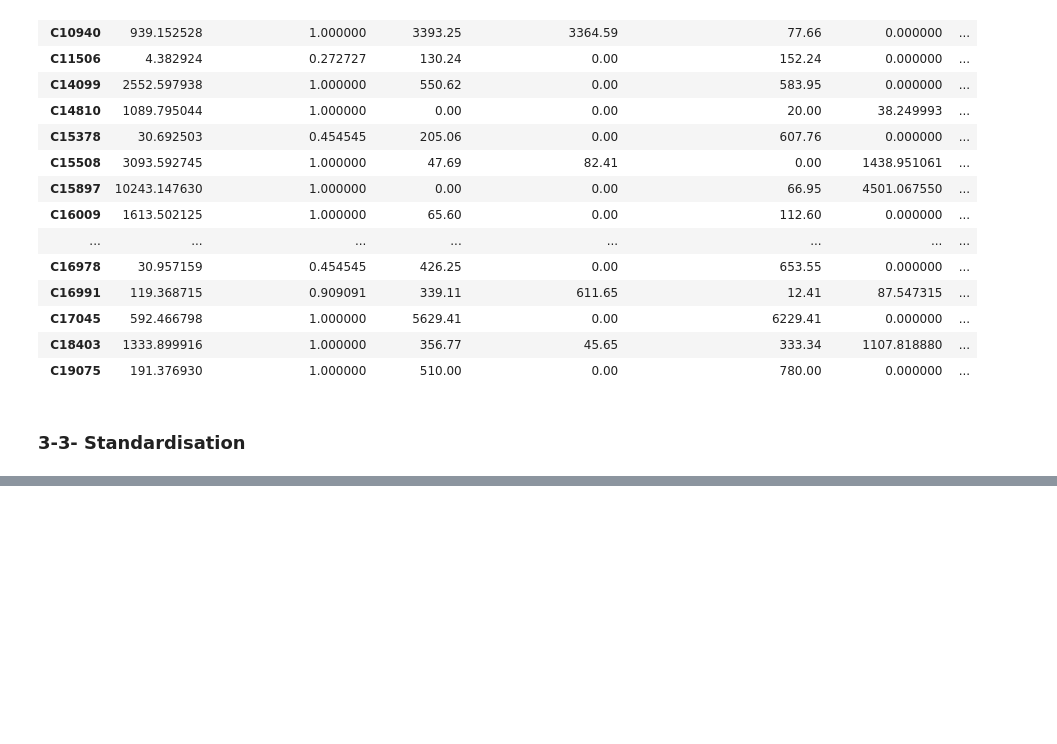
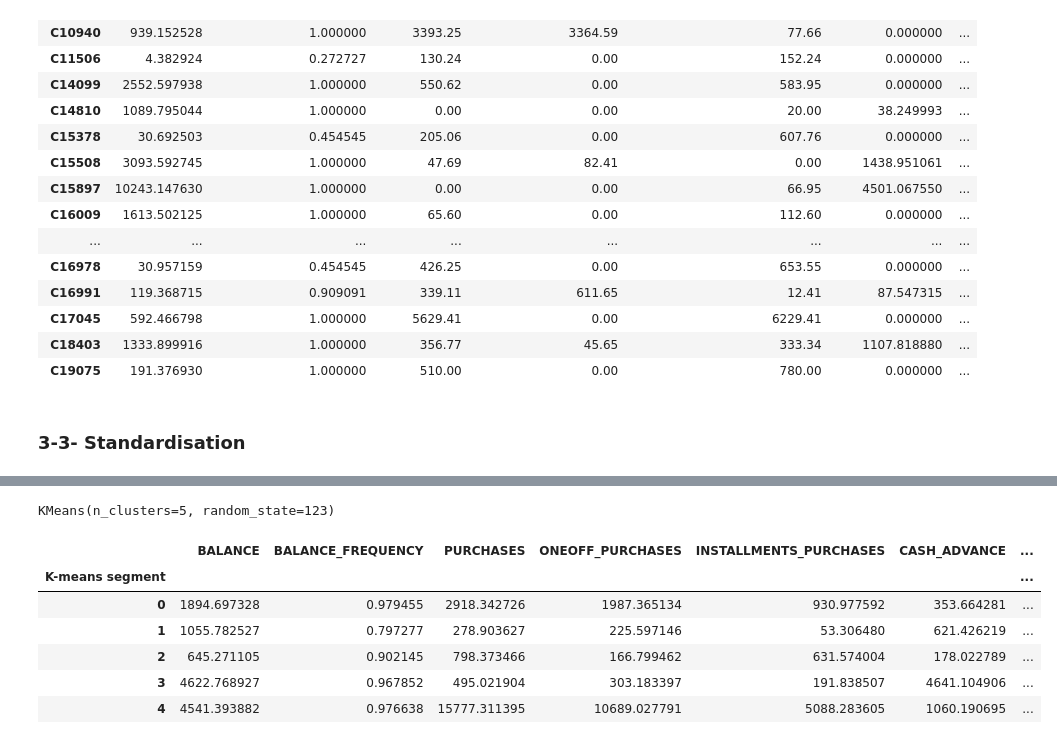
Before and after one commit to MostafaGorgani/CreditCardCustomers-segmentation, a Jupyter notebook: 1-Creditcard customers clustering/CreditCardCustomers Segmentation.ipynb, the cells around one changed output, grey strips where cells are left out. Saved outputs shown, nothing was run; the diff lists cells and outputs as text; code cells hidden in the pictures; blank space fills up the shorter version.

```diff
--- a/1-Creditcard customers clustering/CreditCardCustomers Segmentation.ipynb
+++ b/1-Creditcard customers clustering/CreditCardCustomers Segmentation.ipynb
@@ -204,0 +246,20 @@ data_seg_st= sc.fit_transform(data_seg)
+# %%
+kmeans=KMeans (n_clusters=5, init='k-means++', random_state=123)
+kmeans.fit (data_seg_st)
+# %% [output]
+KMeans(n_clusters=5, random_state=123)
+# %%
+#Results
+data_seg_kmeans=data_seg.copy()
+data_seg_kmeans['K-means segment']=kmeans.labels_
+# %%
+data_seg_results=data_seg_kmeans.groupby(['K-means segment']).mean()
+data_seg_results
+# %% [output]
+|  | BALANCE | BALANCE_FREQUENCY | PURCHASES | ONEOFF_PURCHASES | INSTALLMENTS_PURCHASES | CASH_ADVANCE | ... |
+| K-means segment |  |  |  |  |  |  | ... |
+| 0 | 1894.697328 | 0.979455 | 2918.342726 | 1987.365134 | 930.977592 | 353.664281 | ... |
+| 1 | 1055.782527 | 0.797277 | 278.903627 | 225.597146 | 53.306480 | 621.426219 | ... |
+| 2 | 645.271105 | 0.902145 | 798.373466 | 166.799462 | 631.574004 | 178.022789 | ... |
+| 3 | 4622.768927 | 0.967852 | 495.021904 | 303.183397 | 191.838507 | 4641.104906 | ... |
+| 4 | 4541.393882 | 0.976638 | 15777.311395 | 10689.027791 | 5088.283605 | 1060.190695 | ... |
```
Also changed, not shown: parts of 13 cells of this notebook.
